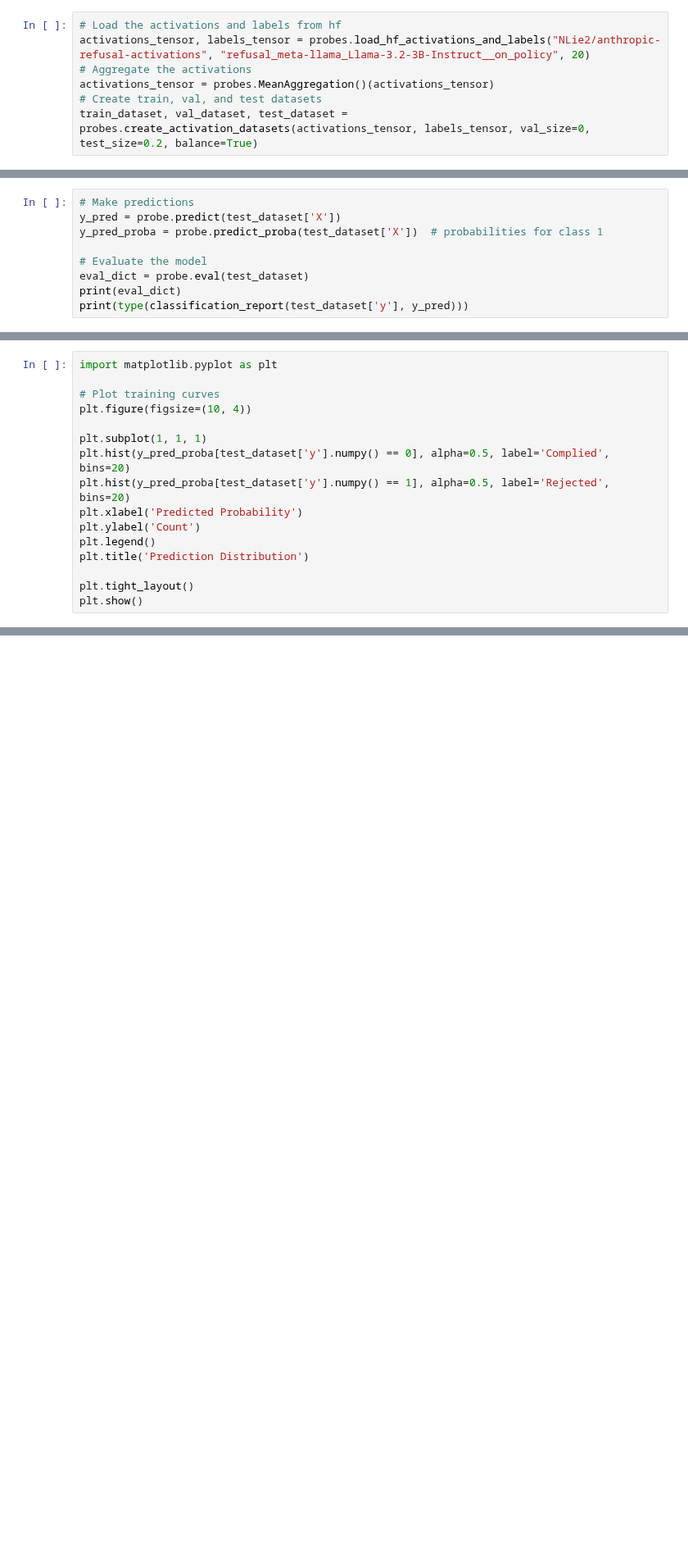
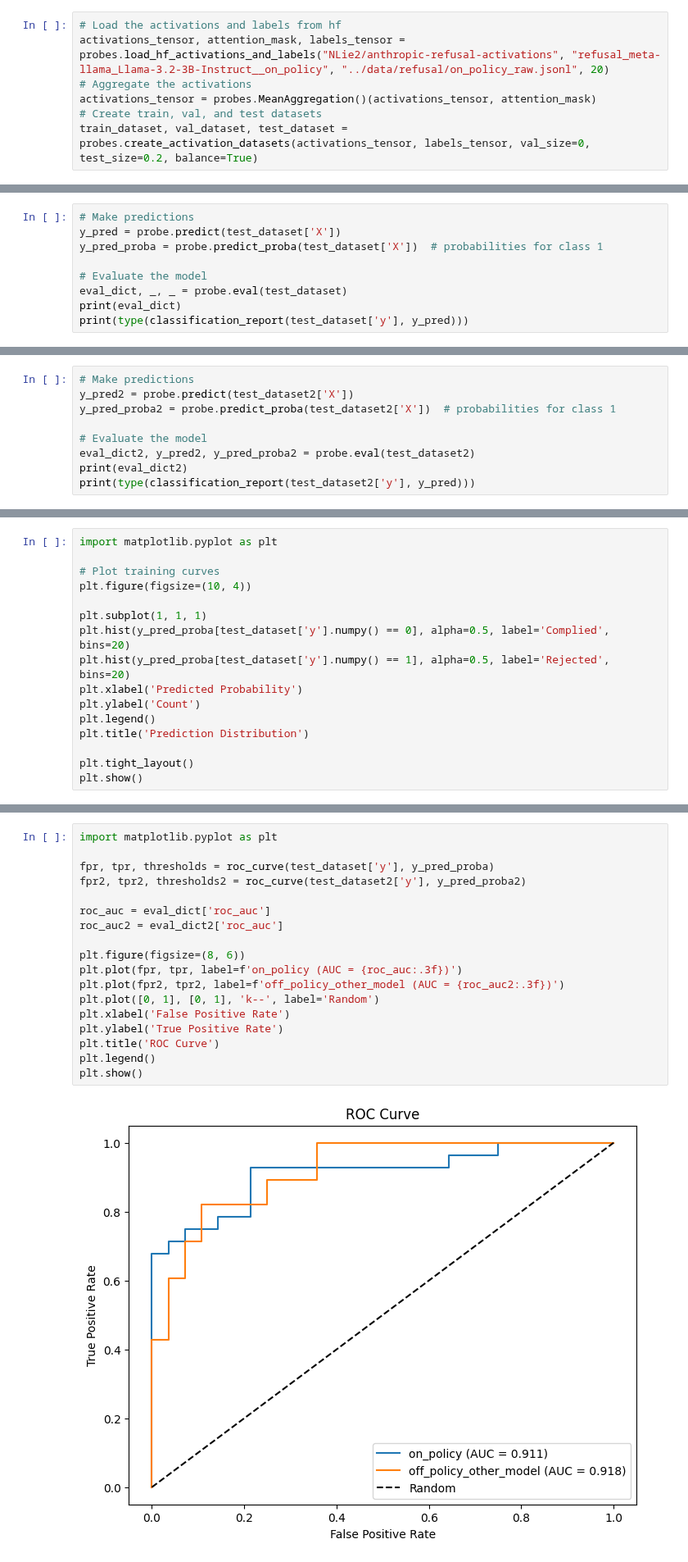
Before and after one commit to SamDower/LASR-probe-gen, a Jupyter notebook: notebooks/TrainProbe.ipynb, the cells around one changed output, grey strips where cells are left out. Shown at 82% size. Cells and saved outputs as stored; diff of their text form; blank space fills up the shorter version.

```diff
--- a/notebooks/TrainProbe.ipynb
+++ b/notebooks/TrainProbe.ipynb
@@ -13,7 +13,7 @@ from sklearn.metrics import accuracy_score, classification_report, roc_auc_score
 # %%
 # Load the activations and labels from hf
-activations_tensor, labels_tensor = probes.load_hf_activations_and_labels("NLie2/anthropic-refusal-activations", "refusal_meta-llama_Llama-3.2-3B-Instruct__on_policy", 20)
+activations_tensor, attention_mask, labels_tensor = probes.load_hf_activations_and_labels("NLie2/anthropic-refusal-activations", "refusal_meta-llama_Llama-3.2-3B-Instruct__on_policy", "../data/refusal/on_policy_raw.jsonl", 20)
 # Aggregate the activations
-activations_tensor = probes.MeanAggregation()(activations_tensor)
+activations_tensor = probes.MeanAggregation()(activations_tensor, attention_mask)
 # Create train, val, and test datasets
 train_dataset, val_dataset, test_dataset = probes.create_activation_datasets(activations_tensor, labels_tensor, val_size=0, test_size=0.2, balance=True)
@@ -31,6 +40,6 @@ y_pred = probe.predict(test_dataset['X'])
 y_pred_proba = probe.predict_proba(test_dataset['X'])  # probabilities for class 1
 
 # Evaluate the model
-eval_dict = probe.eval(test_dataset)
+eval_dict, _, _ = probe.eval(test_dataset)
 print(eval_dict)
 print(type(classification_report(test_dataset['y'], y_pred)))
@@ -36,0 +56,9 @@ print(type(classification_report(test_dataset['y'], y_pred)))
+# %%
+# Make predictions
+y_pred2 = probe.predict(test_dataset2['X'])
+y_pred_proba2 = probe.predict_proba(test_dataset2['X'])  # probabilities for class 1
+
+# Evaluate the model
+eval_dict2, y_pred2, y_pred_proba2 = probe.eval(test_dataset2)
+print(eval_dict2)
+print(type(classification_report(test_dataset2['y'], y_pred)))
@@ -54,0 +146,20 @@ plt.show()
+# %%
+import matplotlib.pyplot as plt
+
+fpr, tpr, thresholds = roc_curve(test_dataset['y'], y_pred_proba)
+fpr2, tpr2, thresholds2 = roc_curve(test_dataset2['y'], y_pred_proba2)
+
+roc_auc = eval_dict['roc_auc']
+roc_auc2 = eval_dict2['roc_auc']
+
+plt.figure(figsize=(8, 6))
+plt.plot(fpr, tpr, label=f'on_policy (AUC = {roc_auc:.3f})')
+plt.plot(fpr2, tpr2, label=f'off_policy_other_model (AUC = {roc_auc2:.3f})')
+plt.plot([0, 1], [0, 1], 'k--', label='Random')
+plt.xlabel('False Positive Rate')
+plt.ylabel('True Positive Rate')
+plt.title('ROC Curve')
+plt.legend()
+plt.show()
+# %% [output]
+[figure, added]
```
Also changed, not shown: parts of 17 cells of this notebook, 3 other files.
